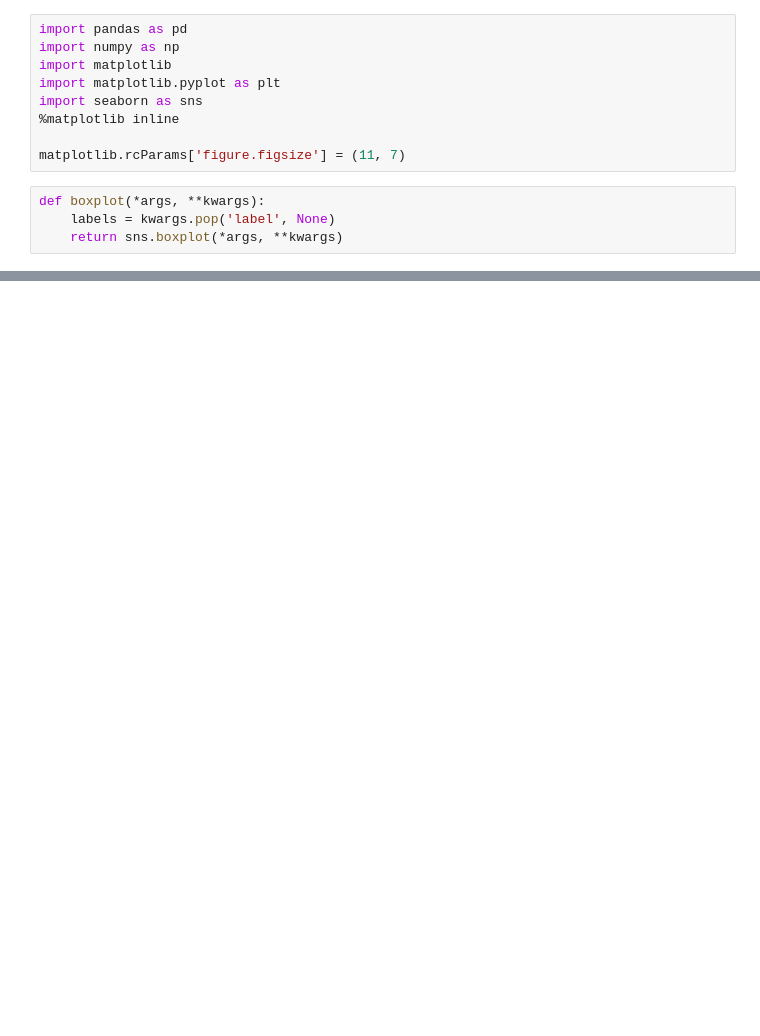
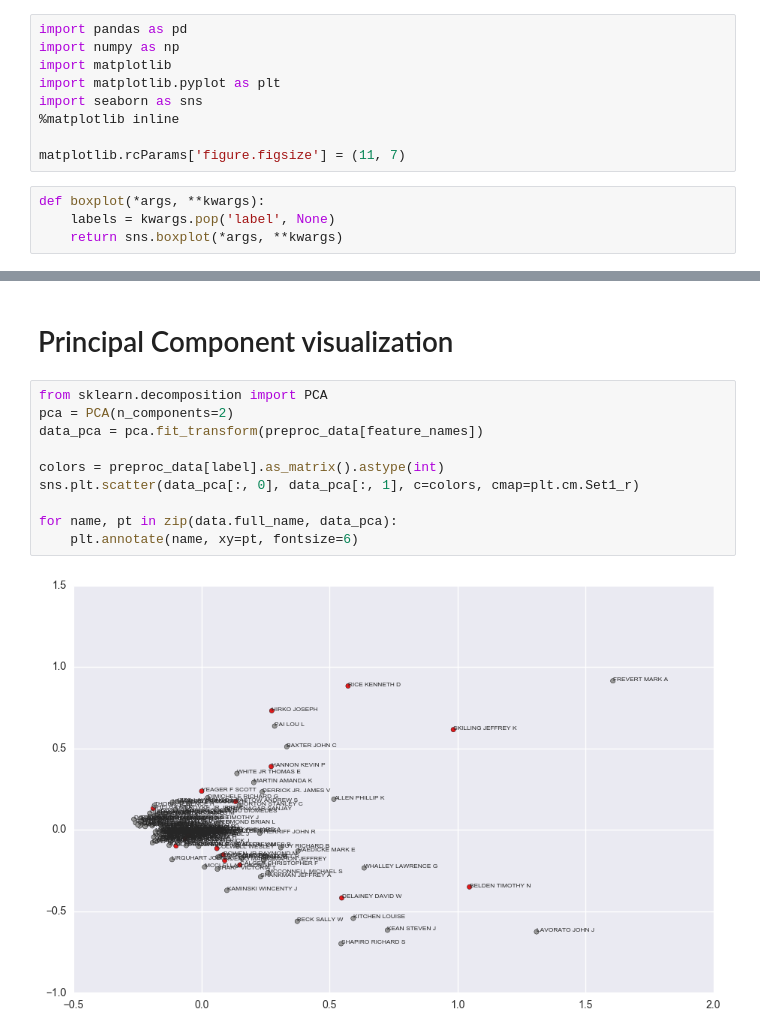
Before and after one commit to tindandelion/enron-classifier, a Jupyter notebook: enron_classifier.ipynb, the cells around one changed output, grey strips where cells are left out. Drawn from its saved outputs; the diff is of its cells as text; blank space fills up the shorter version.

```diff
--- a/enron_classifier.ipynb
+++ b/enron_classifier.ipynb
@@ -153,0 +155,14 @@ array([1, 0, 0, 0, 0, 0, 1, 0, 0, 1, 1, 0, 1, 0, 0, 0, 0, 1, 1, 0, 0])
+# %% [markdown]
+# Principal Component visualization
+# %%
+from sklearn.decomposition import PCA
+pca = PCA(n_components=2)
+data_pca = pca.fit_transform(preproc_data[feature_names])
+
+colors = preproc_data[label].as_matrix().astype(int)
+sns.plt.scatter(data_pca[:, 0], data_pca[:, 1], c=colors, cmap=plt.cm.Set1_r)
+
+for name, pt in zip(data.full_name, data_pca):
+    plt.annotate(name, xy=pt, fontsize=6)
+# %% [output]
+[figure, added]
```
Also changed, not shown: parts of 54 cells of this notebook.
